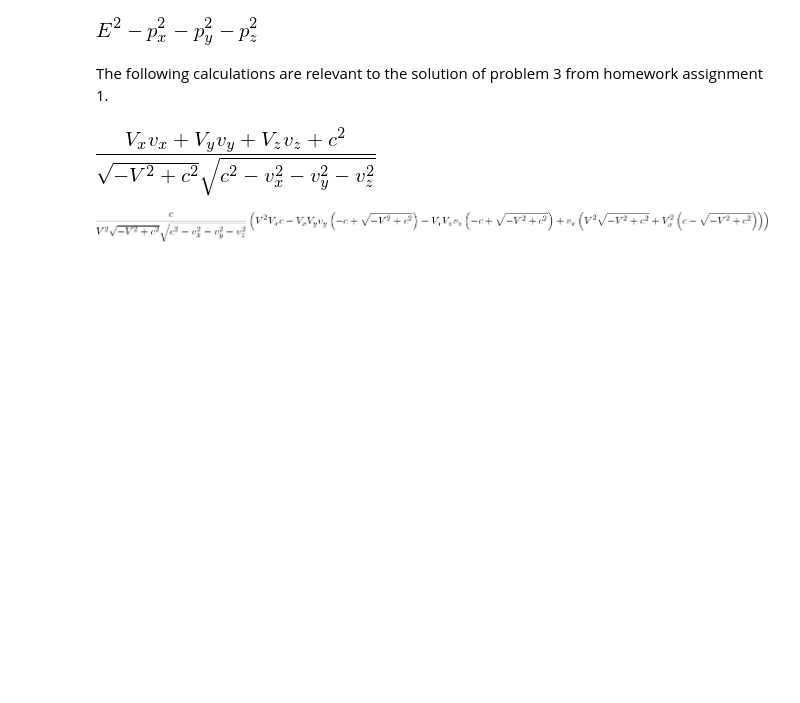
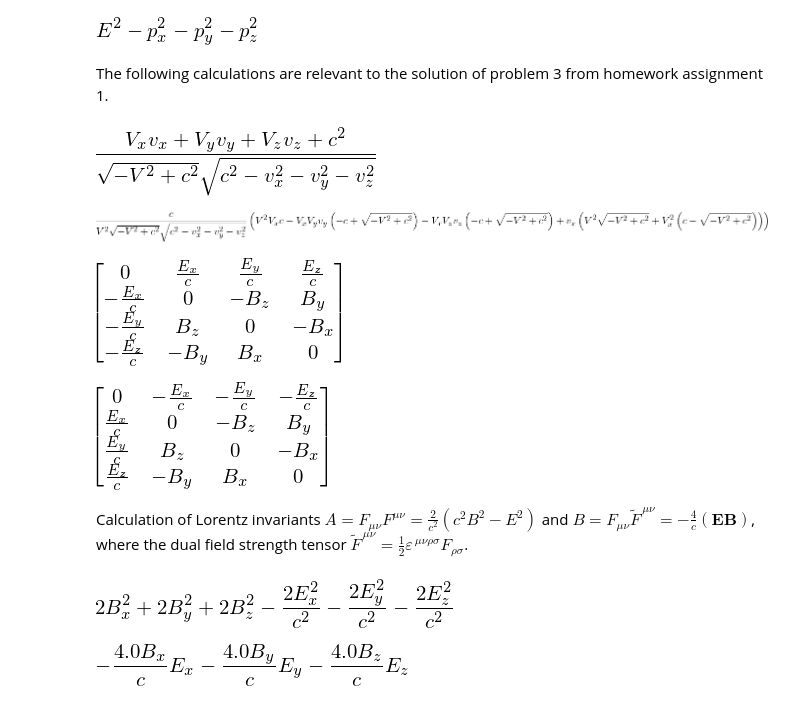
Before and after one commit to UVic-CompPhys/CompPhysLabs, a Jupyter notebook: MyLorentzTransform.ipynb, the cells around one changed output. Cells and saved outputs as stored; diff of their text form; code cells hidden in the pictures; blank space fills up the shorter version.

```diff
--- a/MyLorentzTransform.ipynb
+++ b/MyLorentzTransform.ipynb
@@ -229,3 +237,25 @@ expr1 = simplify((LMV2*U_umu)[1])  # new velocity x component
 expr1
 # %% [output]
 [figure]
+# %%
+# Cartesian projections of electric nad magnetic fields
+Ex, Ey, Ez, Bx, By, Bz = symbols('E_x E_y E_z B_x B_y B_z')
+
+# electromagnetic field strength tensor
+F = tensorhead('F', [Lorentz, Lorentz], [[1],[1]])
+F(-i, -j).data = [[0, Ex/c, Ey/c, Ez/c],\
+                    [-Ex/c, 0, -Bz, By],\
+                    [-Ey/c, Bz, 0, -Bx],\
+                    [-Ez/c, -By, Bx, 0]]
+FM1 = F(-i,-j).get_matrix()
+FM1
+# %% [output]
+[figure, added]
+# %%
+FM = F(i,j).get_matrix()
+FM
+# %% [output]
+[figure, added]
+# %% [markdown]
+Calculation of Lorentz invariants $A=F_{\mu\nu}F^{\mu\nu}=\frac{2}{c^2}(c^2B^2-E^2)$ and $B=F_{\mu\nu}\widetilde{F}^{\,\mu\nu}=-\frac{4}{c}(\mathbf{E}\mathbf{B})$,
+where the dual field strength tensor $\widetilde{F}^{\,\mu\nu}=\frac{1}{2}\varepsilon^{\,\mu\nu\rho\sigma}F_{\rho\sigma}$.
@@ -231,0 +264,4 @@ expr1
+# %%
+A.data
+# %% [output]
+[figure, added]
@@ -231,0 +309,11 @@ expr1
+# %%
+B = symbols('B')
+B = 0
+for i1 in range(4):
+    for i2 in range(4):
+        for i3 in range(4):
+            for i4 in range(4):
+                B = B+FM1[i1,i2]*(0.5*eps[i1,i2,i3,i4]*FM1[i3,i4])
+B
+# %% [output]
+[figure, added]
```
Also changed, not shown: parts of 5 cells of this notebook.
